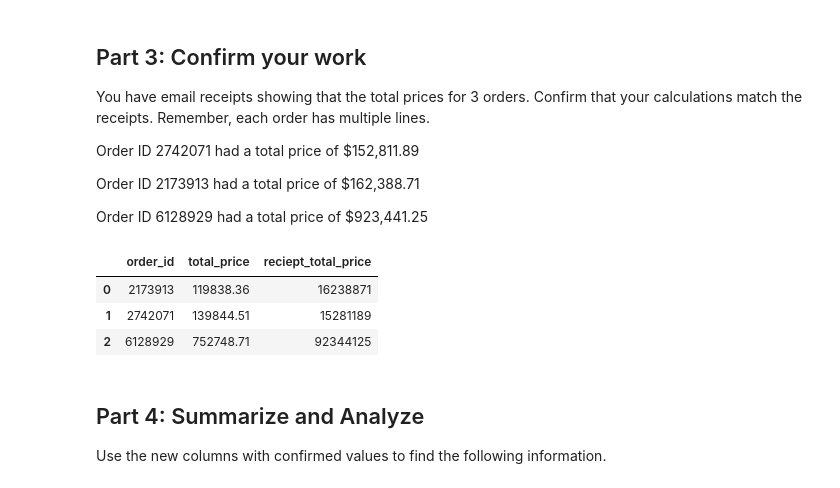
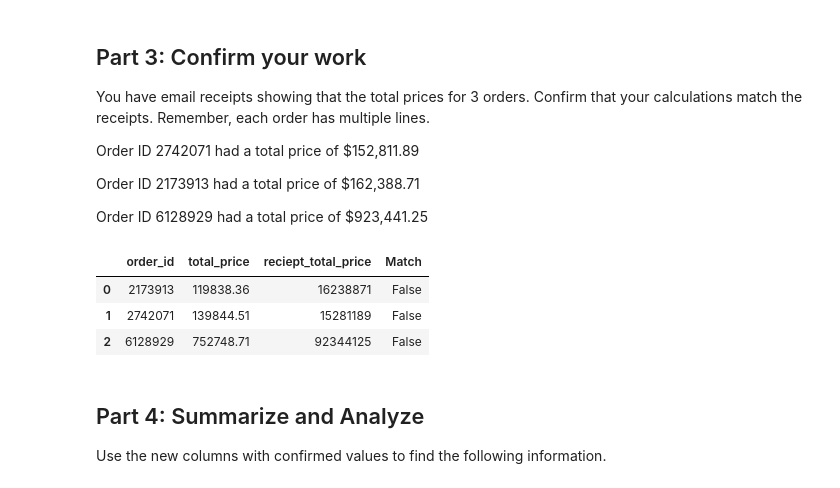
Before and after one commit to inCloset/pandas-challenge-1, a Jupyter notebook: Starter_Code/wholesale_data_analysis_starter_code.ipynb, the cells around one changed output. Drawn from its saved outputs; the diff is of its cells as text; code cells hidden in the pictures.

```diff
--- a/Starter_Code/wholesale_data_analysis_starter_code.ipynb
+++ b/Starter_Code/wholesale_data_analysis_starter_code.ipynb
@@ -301,21 +301,21 @@ Order ID 6128929 had a total price of \$923,441.25
 # %%
 # Check your work using the totals above
 target_order = {
     'order_id': [2742071, 2173913, 6128929],
     'reciept_total_price': [15281189, 16238871, 92344125]
 
 }
 consolidate_orders = round(df1.groupby('order_id')['total_price'].sum().reset_index(), 2)
 consolidate_orders.rename(columns={'total_price' : 'Total Price'})
 target_order_data = pd.DataFrame(target_order)
 comparison = pd.merge(consolidate_orders, target_order_data, on='order_id')
-# comparison['Match'] = comparison['Total Price'] == comparison['reciept_total_price']
+comparison['Match'] = comparison['total_price'] == comparison['reciept_total_price']
 comparison
 # %% [output]
-|  | order_id | total_price | reciept_total_price |
-| 0 | 2173913 | 119838.36 | 16238871 |
-| 1 | 2742071 | 139844.51 | 15281189 |
-| 2 | 6128929 | 752748.71 | 92344125 |
+|  | order_id | total_price | reciept_total_price | Match |
+| 0 | 2173913 | 119838.36 | 16238871 | False |
+| 1 | 2742071 | 139844.51 | 15281189 | False |
+| 2 | 6128929 | 752748.71 | 92344125 | False |
 # %% [markdown]
 ## Part 4: Summarize and Analyze
 Use the new columns with confirmed values to find the following information.
```
Also changed, not shown: parts of 5 cells of this notebook.
